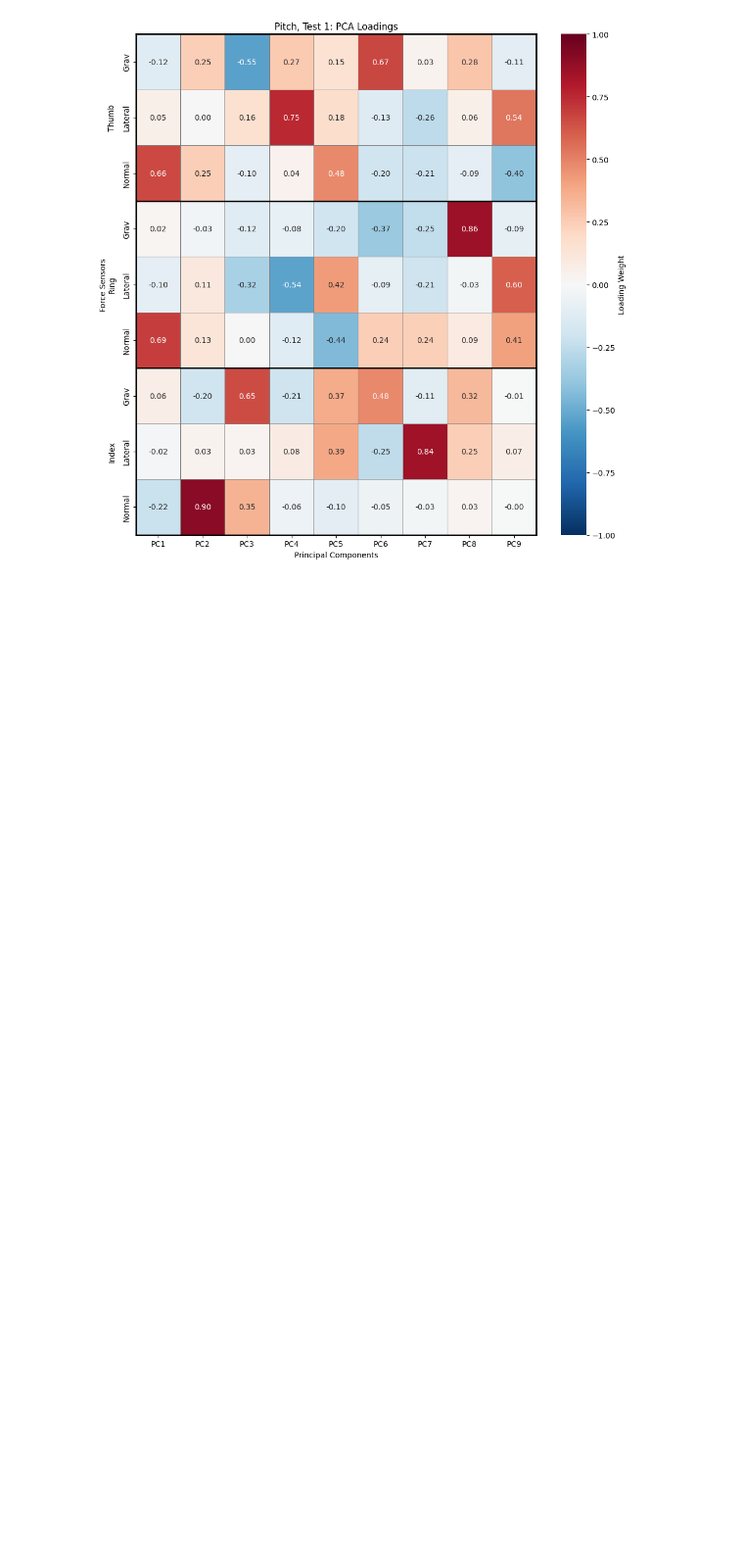
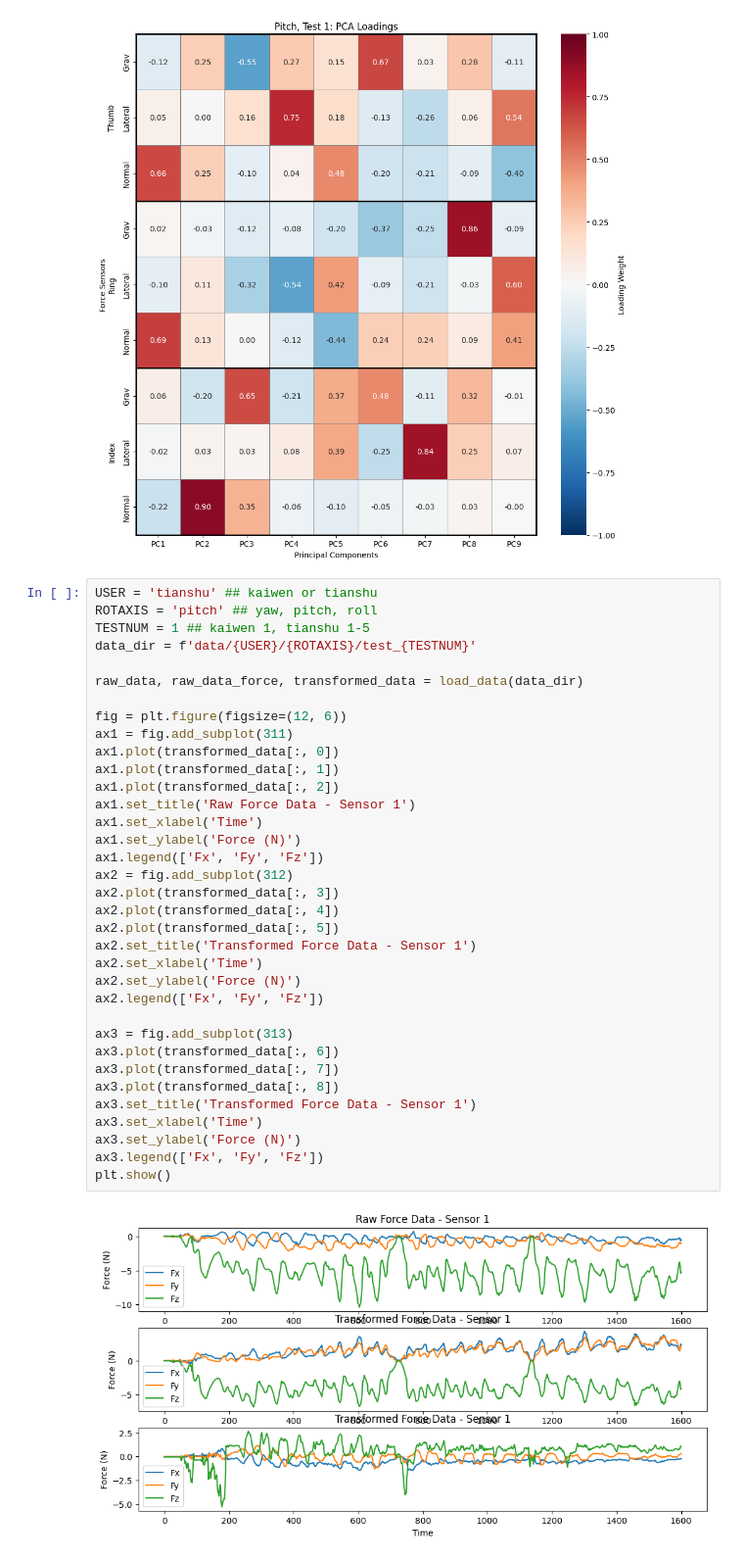
Before and after one commit to Cuberkk/Finger_manipulation_project, a Jupyter notebook: data_analysis.ipynb, the cells around one changed output. Shown at 98% size. Saved outputs shown, nothing was run; the diff lists cells and outputs as text; blank space fills up the shorter version.

Commit message:
update the visualization

```diff
--- a/data_analysis.ipynb
+++ b/data_analysis.ipynb
@@ -240,3 +240,40 @@ PC9   | 0.0071     | 0.10%
 ----------------------------------------
 Sum of eigenvalues: 7.3686
 [figure]
+# %%
+USER = 'tianshu' ## kaiwen or tianshu
+ROTAXIS = 'pitch' ## yaw, pitch, roll
+TESTNUM = 1 ## kaiwen 1, tianshu 1-5
+data_dir = f'data/{USER}/{ROTAXIS}/test_{TESTNUM}'
+
+raw_data, raw_data_force, transformed_data = load_data(data_dir)
+
+fig = plt.figure(figsize=(12, 6))
+ax1 = fig.add_subplot(311)
+ax1.plot(transformed_data[:, 0])
+ax1.plot(transformed_data[:, 1])
+ax1.plot(transformed_data[:, 2])
+ax1.set_title('Raw Force Data - Sensor 1')
+ax1.set_xlabel('Time')
+ax1.set_ylabel('Force (N)')
+ax1.legend(['Fx', 'Fy', 'Fz'])
+ax2 = fig.add_subplot(312)
+ax2.plot(transformed_data[:, 3])
+ax2.plot(transformed_data[:, 4])
+ax2.plot(transformed_data[:, 5])
+ax2.set_title('Transformed Force Data - Sensor 1')
+ax2.set_xlabel('Time')
+ax2.set_ylabel('Force (N)')
+ax2.legend(['Fx', 'Fy', 'Fz'])
+
+ax3 = fig.add_subplot(313)
+ax3.plot(transformed_data[:, 6])
+ax3.plot(transformed_data[:, 7])
+ax3.plot(transformed_data[:, 8])
+ax3.set_title('Transformed Force Data - Sensor 1')
+ax3.set_xlabel('Time')
+ax3.set_ylabel('Force (N)')
+ax3.legend(['Fx', 'Fy', 'Fz'])
+plt.show()
+# %% [output]
+[figure, added]
```
Also changed, not shown: 1 other file.
